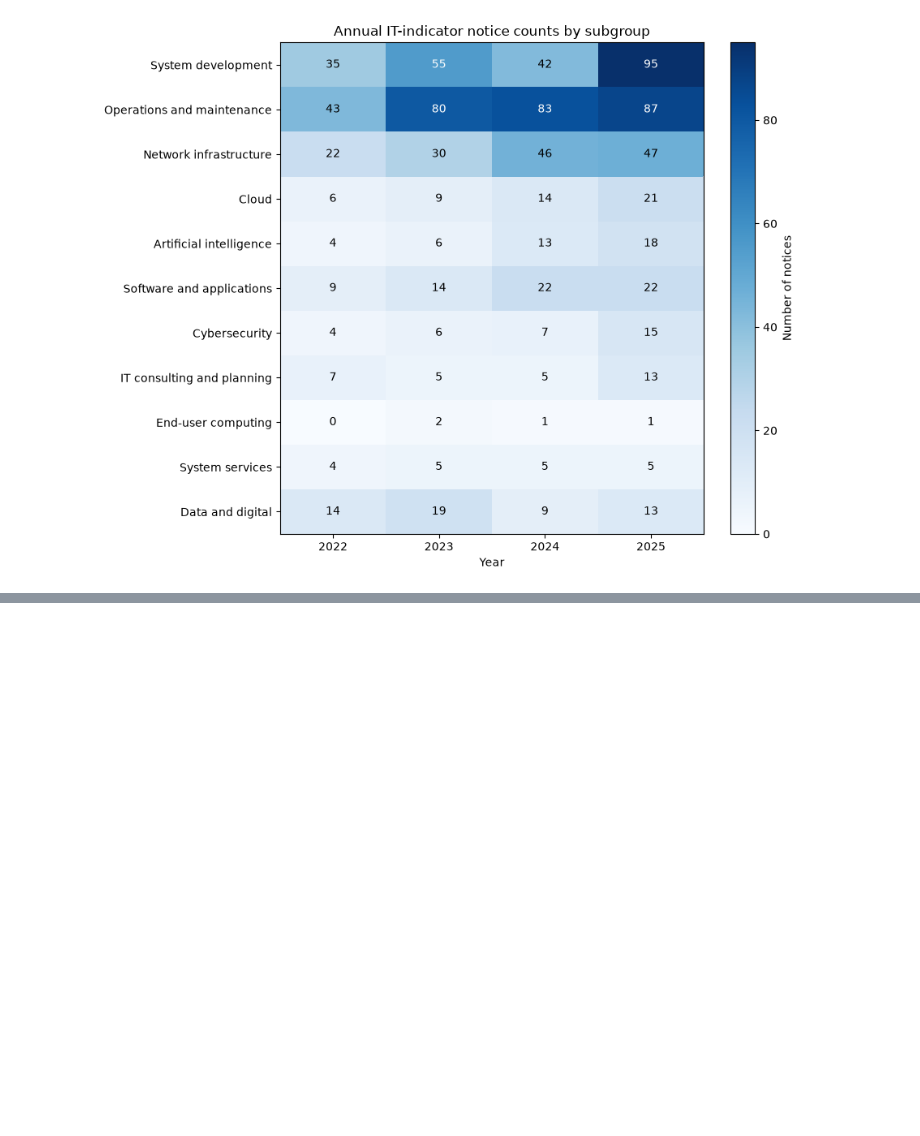
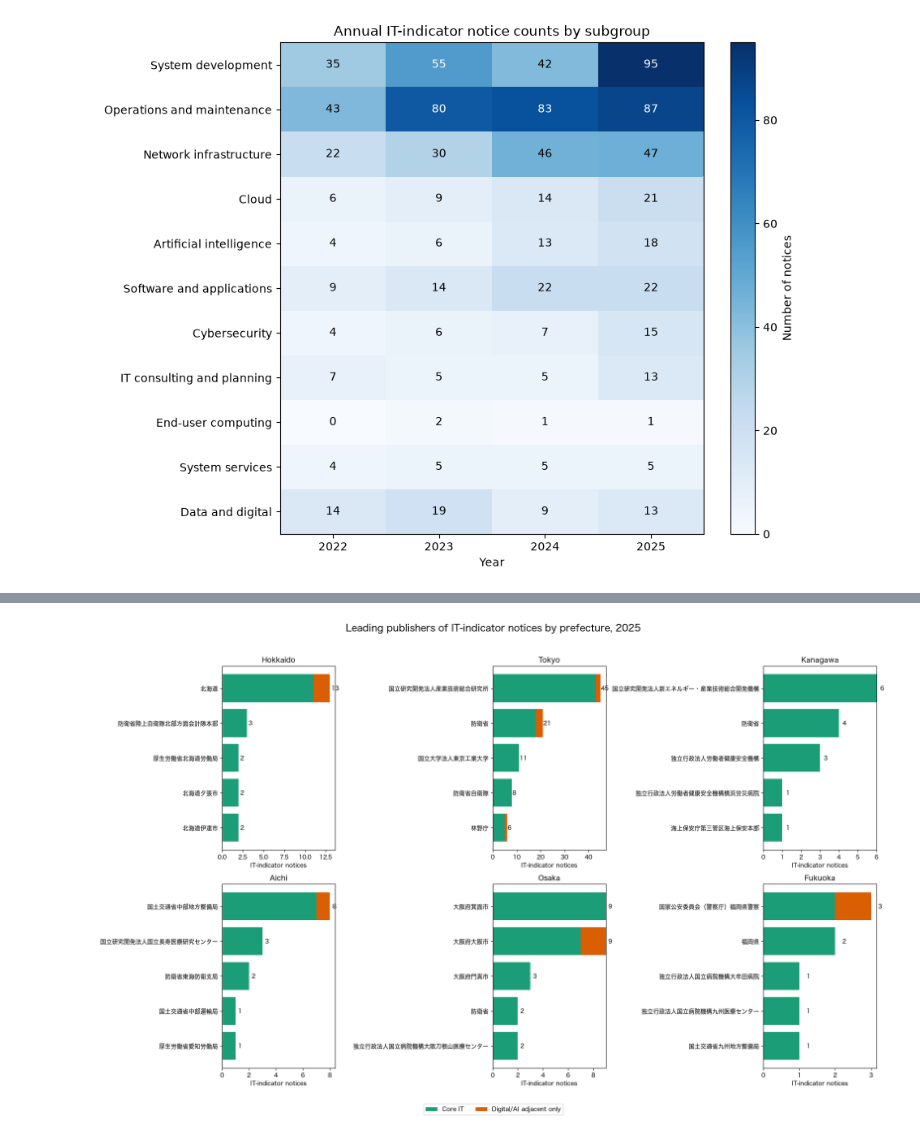
Before and after one commit to syamas77/jp-govtenders, a Jupyter notebook: itinsights.ipynb, the cells around one changed output, grey strips where cells are left out. Saved outputs shown, nothing was run; the diff lists cells and outputs as text; code cells hidden in the pictures; blank space fills up the shorter version.

```diff
--- a/itinsights.ipynb
+++ b/itinsights.ipynb
@@ -641,0 +1358,13 @@ plt.show()
+# %%
+import matplotlib as mpl
+import matplotlib.pyplot as plt
+from matplotlib import font_manager
+
+mpl.rcParams["font.family"] = "Hiragino Sans"
+mpl.rcParams["axes.unicode_minus"] = False
+
+print(
+       font_manager.findfont(
+           "Hiragino Sans"
+       )
+   )
@@ -641,0 +1373,83 @@ plt.show()
+# %%
+fig, axes = plt.subplots(
+    2,
+    3,
+    figsize=(19, 12),
+)
+
+axes = axes.flatten()
+
+prefecture_order = [
+    "北海道",
+    "東京都",
+    "神奈川県",
+    "愛知県",
+    "大阪府",
+    "福岡県",
+]
+
+for ax, prefecture in zip(
+    axes,
+    prefecture_order,
+    strict=True,
+):
+    subset = (
+        top_five_2025.loc[
+            top_five_2025["prefecture_name"].eq(prefecture)
+        ]
+        .sort_values("it_notices")
+    )
+
+    # Core IT portion
+    ax.barh(
+        subset["organization_name"],
+        subset["core_it_notices"],
+        color="#1b9e77",
+        label="Core IT",
+    )
+
+    # Adjacent-only portion
+    ax.barh(
+        subset["organization_name"],
+        subset["adjacent_only_notices"],
+        left=subset["core_it_notices"],
+        color="#d95f02",
+        label="Digital/AI adjacent only",
+    )
+
+    # Add total count labels
+    for position, total in enumerate(
+        subset["it_notices"]
+    ):
+        ax.text(
+            total + 0.2,
+            position,
+            str(total),
+            va="center",
+        )
+
+    ax.set_title(
+        prefecture_labels[prefecture]
+    )
+    ax.set_xlabel("IT-indicator notices")
+
+fig.suptitle(
+    "Leading publishers of IT-indicator notices by prefecture, 2025",
+    fontsize=16,
+)
+
+handles, labels = axes[0].get_legend_handles_labels()
+
+fig.legend(
+    handles,
+    labels,
+    loc="lower center",
+    ncol=2,
+    bbox_to_anchor=(0.5, 0),
+)
+
+fig.tight_layout(rect=[0, 0.05, 1, 0.96])
+
+plt.show()
+# %% [output]
+[figure, added]
```
Also changed, not shown: parts of 51 cells of this notebook, 4 other files.
